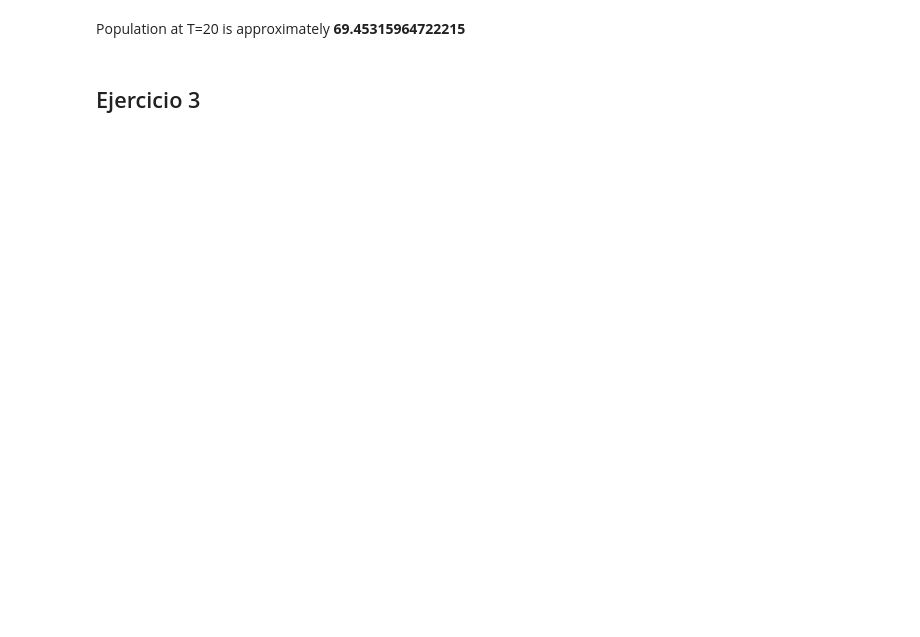
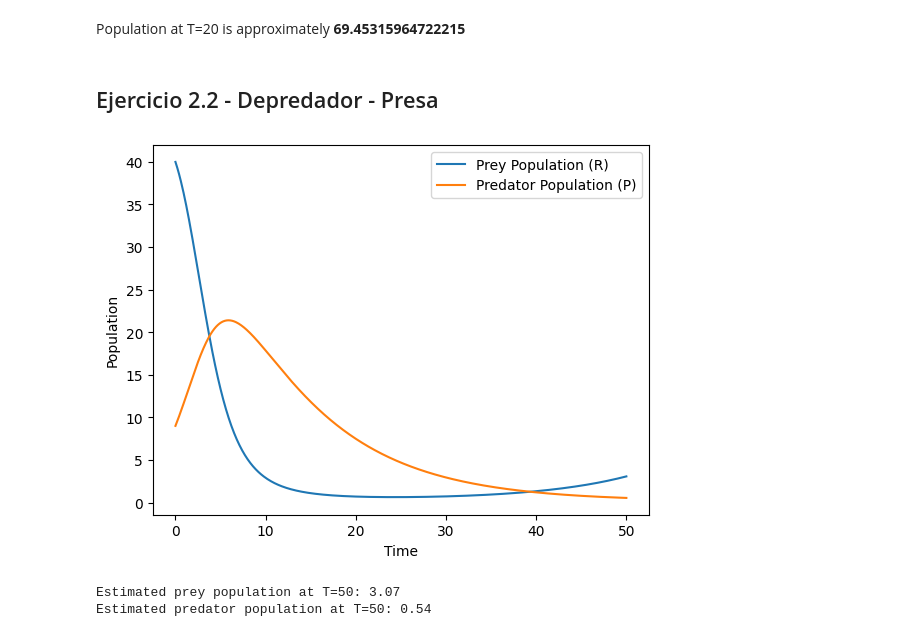
Before and after one commit to JPOrellana/Laboratorio3_DL-SI, a Jupyter notebook: runge-kutta.ipynb, the cells around one changed output. Drawn from its saved outputs; the diff is of its cells as text; code cells hidden in the pictures; blank space fills up the shorter version.

Commit message:
Predator-Prey Model Solution V1

```diff
--- a/runge-kutta.ipynb
+++ b/runge-kutta.ipynb
@@ -109,7 +110,7 @@ find_closest(t_points, p_points, 20)
 # %% [markdown]
 Population at T=20 is approximately **69.45315964722215**
-# %% [markdown]
-## Ejercicio 3
+# %% [markdown]
+## Ejercicio 2.2 - Depredador - Presa
 # %%
 # constants for the model
 ALPHA = 0.1
@@ -118,7 +119,7 @@ DELTA = 0.01
 GAMMA = 0.1
 
 # parameters for solving the model
-dt = 0.1
+h = 0.1
 t_final = 50
 r0 = 40
 p0 = 9
@@ -177,0 +261,36 @@ def solve_system(t_0, y_0, z_0, t_final, dt, f1: callable, f2:callable):
+# %%
+# Constants for the model
+ALPHA = 0.1     # Natural prey growth rate
+BETA = 0.02     # Predation rate
+DELTA = 0.01    # Predator growth rate per prey eaten
+GAMMA = 0.1     # Predator death rate
+
+# Parameters for solving the model
+r0 = 40  # Initial prey population
+p0 = 9   # Initial predator population
+t0 = 0   # Initial time
+h = 0.1 # Time step
+t = 50 # Final time
+
+# Predator-prey model Lotka-Volterra equations
+def prey_growth(t, r, p):
+    # Prey growth rate
+    return ALPHA * r - BETA * r * p
+
+def predator_growth(t, r, p):
+    # Predator growth rate
+    return DELTA * r * p - GAMMA * p
+
+# Solving the system
+t_points, r_points, p_points = solve_system(t0, r0, p0, t, h, prey_growth, predator_growth)
+plot_multi_graph(t_points, r_points, p_points)
+
+# To find the population at T=50
+prey_at_t_final = r_points[-1]
+predator_at_t_final = p_points[-1]
+print(f"Estimated prey population at T=50: {prey_at_t_final:.2f}")
+print(f"Estimated predator population at T=50: {predator_at_t_final:.2f}")
+# %% [output]
+[figure, added]
+Estimated prey population at T=50: 3.07
+Estimated predator population at T=50: 0.54
```
Also changed, not shown: parts of 6 cells of this notebook.
